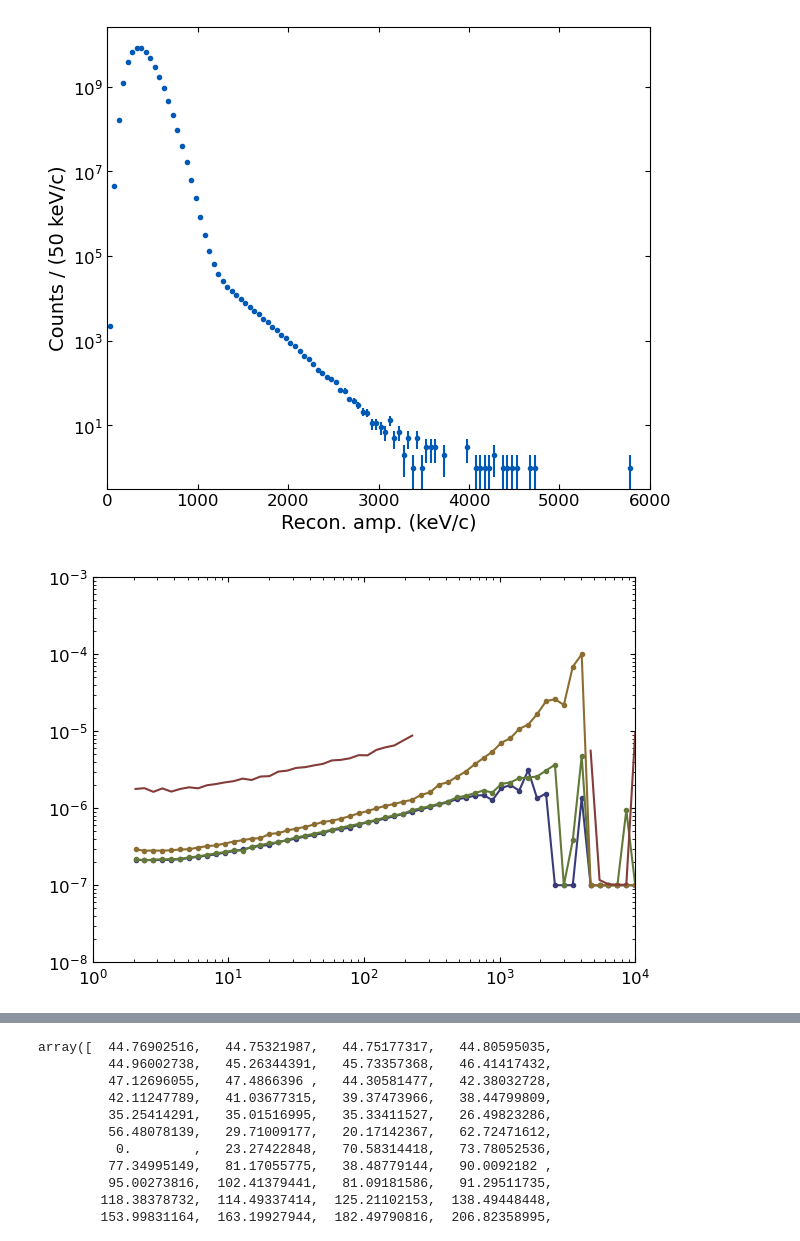
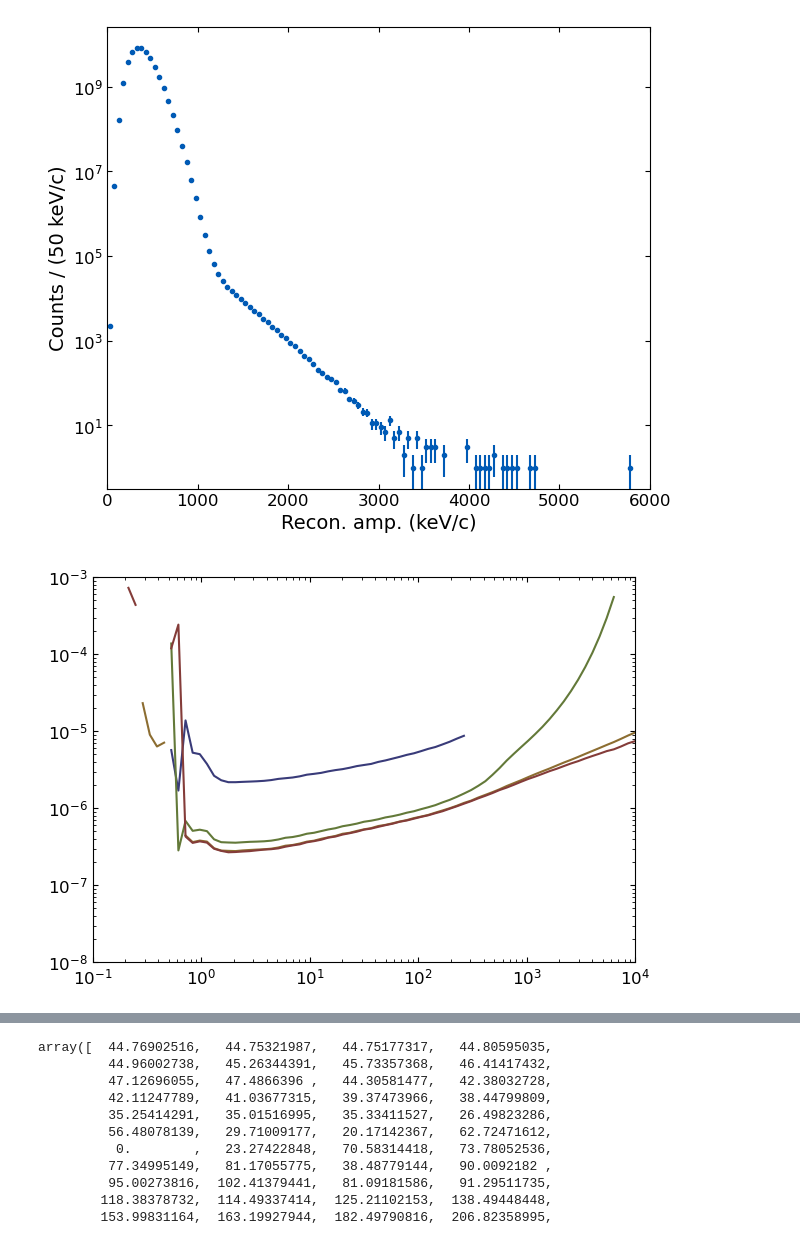
Before and after one commit to yuhants/dm_nanospheres, a Jupyter notebook: analysis_notebooks/sphere_combined_dm_analysis.ipynb, the cells around one changed output, grey strips where cells are left out. Cells and saved outputs as stored; diff of their text form; code cells hidden in the pictures.

```diff
--- a/analysis_notebooks/sphere_combined_dm_analysis.ipynb
+++ b/analysis_notebooks/sphere_combined_dm_analysis.ipynb
@@ -371,7 +371,3 @@ plot_likelihood_fit_dm(bc, hist, eff_coefs, drdqzns[11, i], res_x[i], fig, axes[
 (<Figure size 1000x500 with 2 Axes>,
  <Axes: xlabel='Reconstructed amplitude (keV/c)', ylabel='Counts / (50 keV/c)'>)
 [figure]
-# %%
-for i, alpha in enumerate(alpha_list):
-    plt.plot(bc, drdqzns[76][i])
-plt.yscale('log')
@@ -451,10 +445,10 @@ for i in range(50, 65):
 # %%
 fig, axes = plt.subplots(1, 2, figsize=(10, 5))
 
-i = 60
+i = 30
 plot_likelihood_fit_dm(bc, hist, eff_coefs, drdqzns[i_mx, i], res_x[i], fig, axes[0])
 
-i = 64
+i = 32
 plot_likelihood_fit_dm(bc, hist, eff_coefs, drdqzns[i_mx, i], res_x[i], fig, axes[1])
 # %% [output]
 (<Figure size 1000x500 with 2 Axes>,
@@ -624,12 +559,13 @@ lim_10ev_coarse = get_alpha_limits(10, 'sphere_20250103', 'coarse')
 # %%
-plt.plot(lim_0_01ev_coarse[0], lim_0_01ev_coarse[1], '.-')
-plt.plot(lim_0_1ev_coarse[0], lim_0_1ev_coarse[1], '.-')
-plt.plot(lim_1ev_coarse[0], lim_1ev_coarse[1], '.-')
-plt.plot(lim_10ev_coarse[0], lim_10ev_coarse[1])
+plt.plot(lim_10ev_coarse[0], lim_10ev_coarse[1], '-')
+plt.plot(lim_1ev_coarse[0], lim_1ev_coarse[1], '-')
+plt.plot(lim_0_1ev_coarse[0], lim_0_1ev_coarse[1], '-')
+plt.plot(lim_0_01ev_coarse[0], lim_0_01ev_coarse[1], '-')
 
-plt.xlim(1e0, 1e4)
+
+plt.xlim(1e-1, 1e4)
 plt.ylim(1e-8, 1e-3)
 plt.xscale('log')
 plt.yscale('log')
 # %% [output]
-[figure, old version]
+[figure, new version]
```
Also changed, not shown: parts of 19 cells of this notebook, 32 other files.
